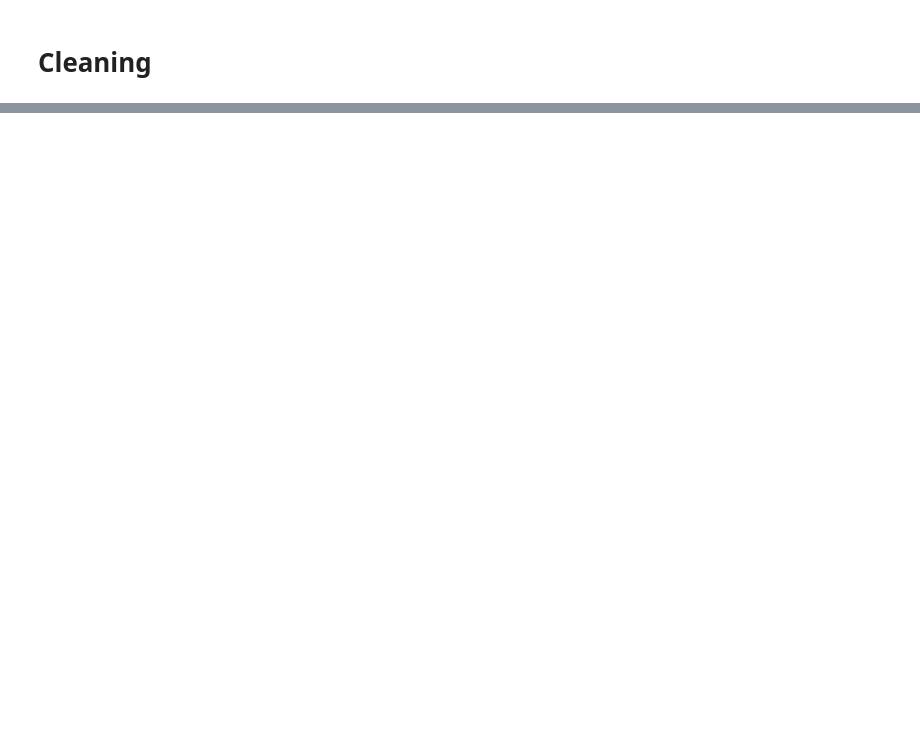
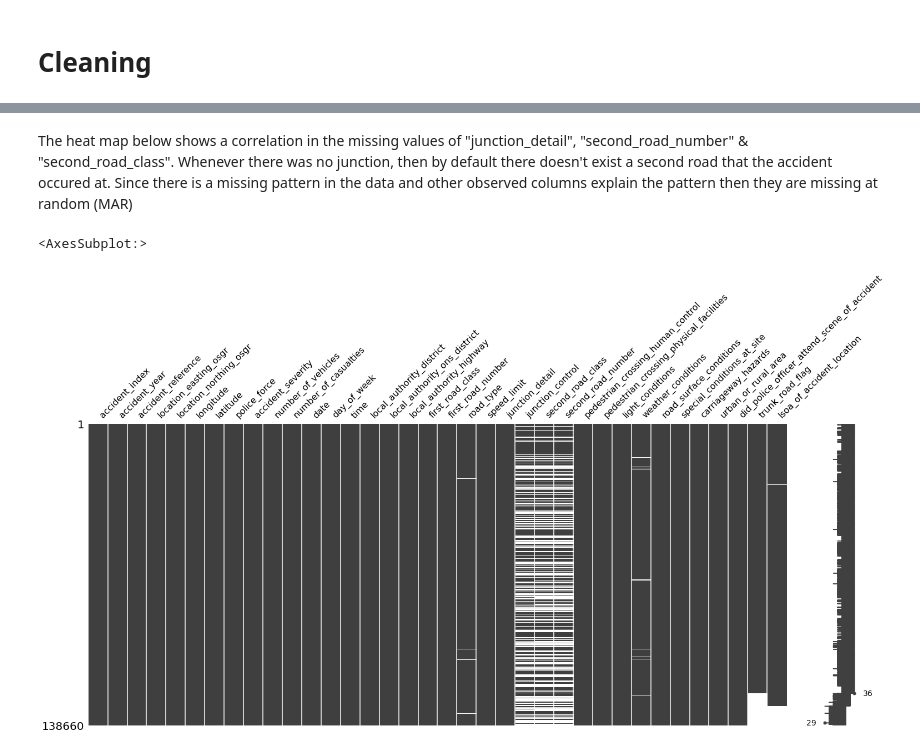
Before and after one commit to allaaamr/DataEngineering, a Jupyter notebook: main.ipynb, the cells around one changed output, grey strips where cells are left out. Cells and saved outputs as stored; diff of their text form; code cells hidden in the pictures; blank space fills up the shorter version.

```diff
--- a/main.ipynb
+++ b/main.ipynb
@@ -87,0 +218,8 @@ df = df.drop(['accident_year'], axis = 1)
+# %% [markdown]
+
+The heat map below shows a correlation in the missing values of "junction_detail", "second_road_number" & "second_road_class". Whenever there was no junction, then by default there doesn't exist a second road that the accident occured at. Since there is a missing pattern in the data and other observed columns explain the pattern then they are missing at random (MAR)
+# %%
+msno.matrix(df_clean)
+# %% [output]
+<AxesSubplot:>
+[figure, added]
```
Also changed, not shown: parts of 63 cells of this notebook.
